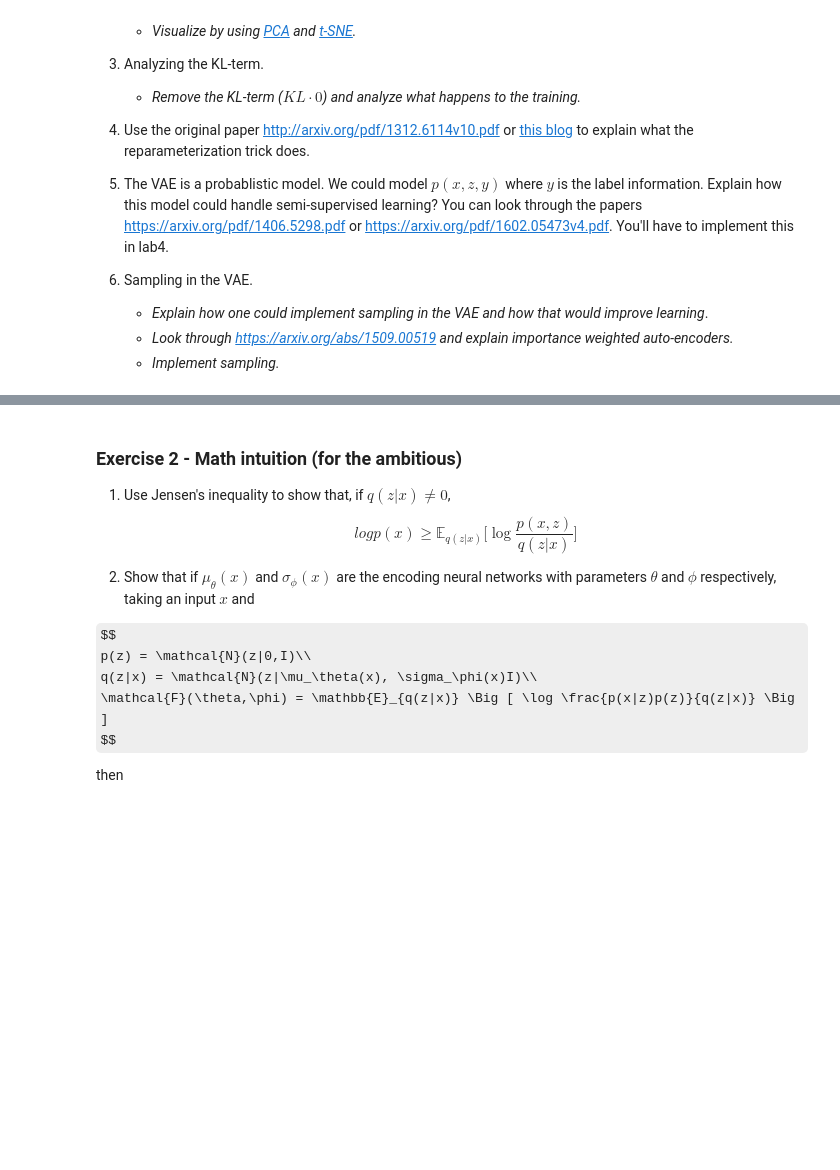
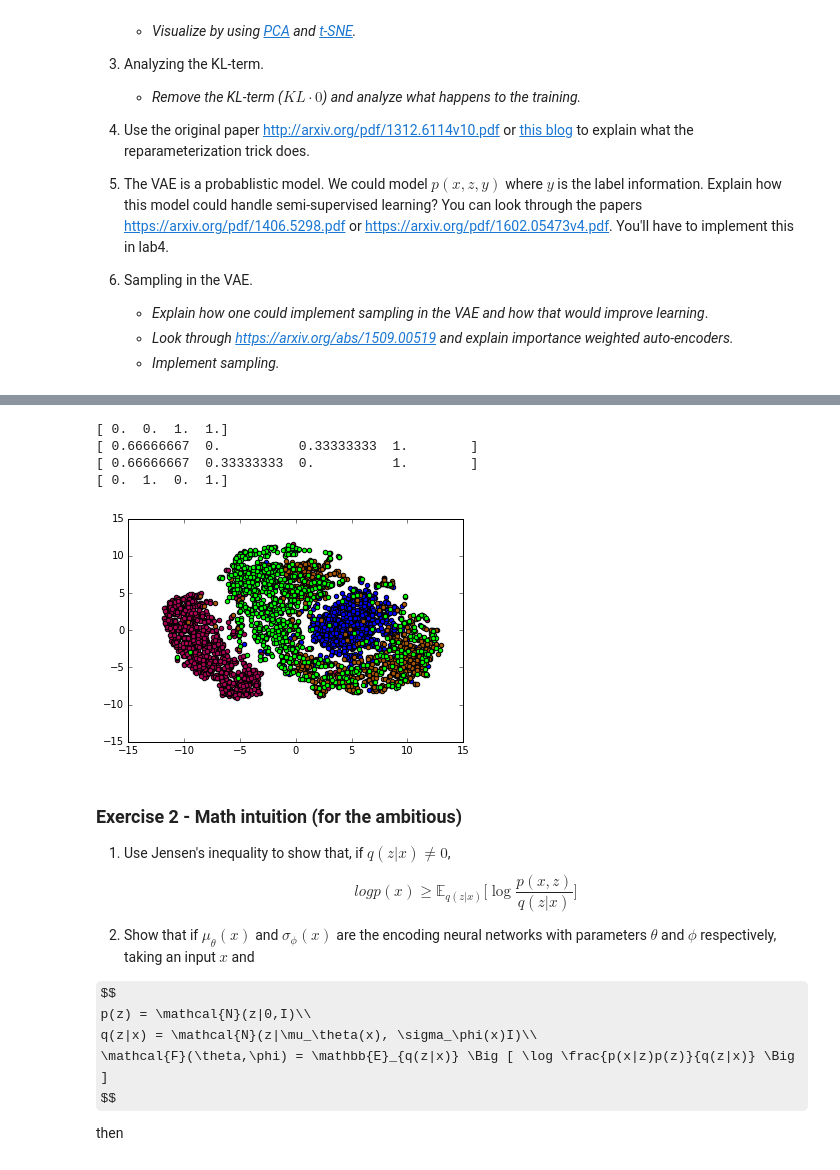
Before and after one commit to AdamPalmar/02456-Deep-learning-AP, a Jupyter notebook: semi-supervised/lab3/lab3_VAE.ipynb, the cells around one changed output, grey strips where cells are left out. Drawn from its saved outputs; the diff is of its cells as text; code cells hidden in the pictures; some formulas as TeX source; blank space fills up the shorter version.

```diff
--- a/semi-supervised/lab3/lab3_VAE.ipynb
+++ b/semi-supervised/lab3/lab3_VAE.ipynb
@@ -340,3 +385,32 @@ except KeyboardInterrupt:
+# %%
+from sklearn.manifold import TSNE
+
+model = TSNE(n_components=2,random_state=0)
+xplot = model.fit_transform(z_eval)
+# %%
+
+slices = []
+for i in range(num_classes):
+    slices.append(len(z_eval[targets_valid==i,0]))
+
+color = iter(plt.get_cmap('brg')(np.linspace(0, 1.0, num_classes)))
+counter = 0
+for i,number in enumerate(slices):
+    clr = next(color)
+    print(clr)
+    for data in xplot[counter:number+counter]:
+        plt.scatter(data[0],data[1],c=clr)
+
+    counter += number
+
+plt.savefig("t-sne-latent_vae.png")
+plt.show()
+# %% [output]
+[ 0.  0.  1.  1.]
+[ 0.66666667  0.          0.33333333  1.        ]
+[ 0.66666667  0.33333333  0.          1.        ]
+[ 0.  1.  0.  1.]
+[figure, added]
 # %% [markdown]
 ### Exercise 2 - Math intuition (for the ambitious)
 1. Use Jensen's inequality to show that, if $q(z|x)\neq 0$,
```
Also changed, not shown: parts of 8 cells of this notebook, 5 other files.
